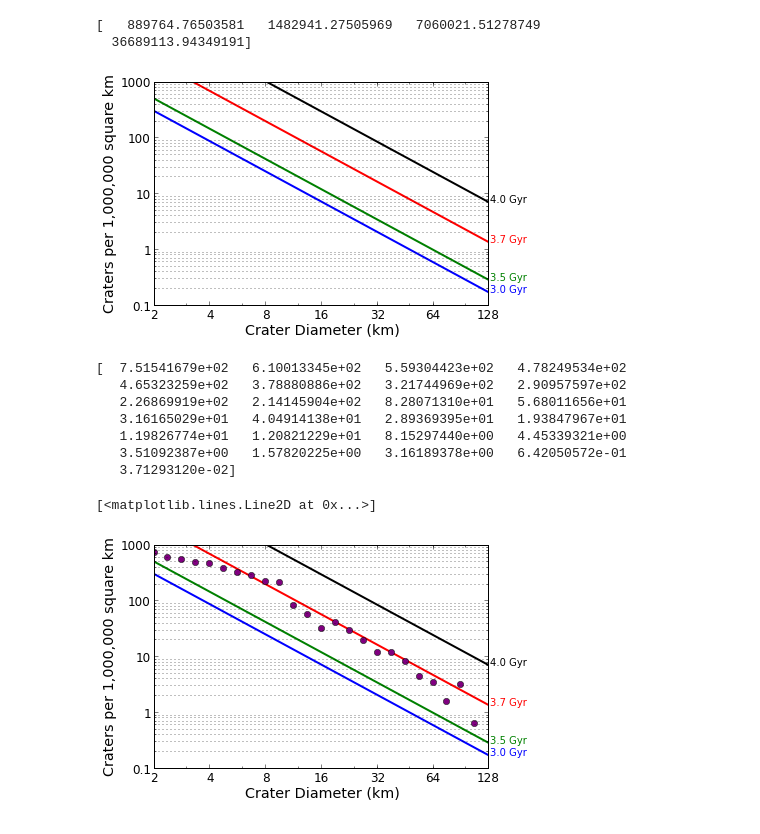
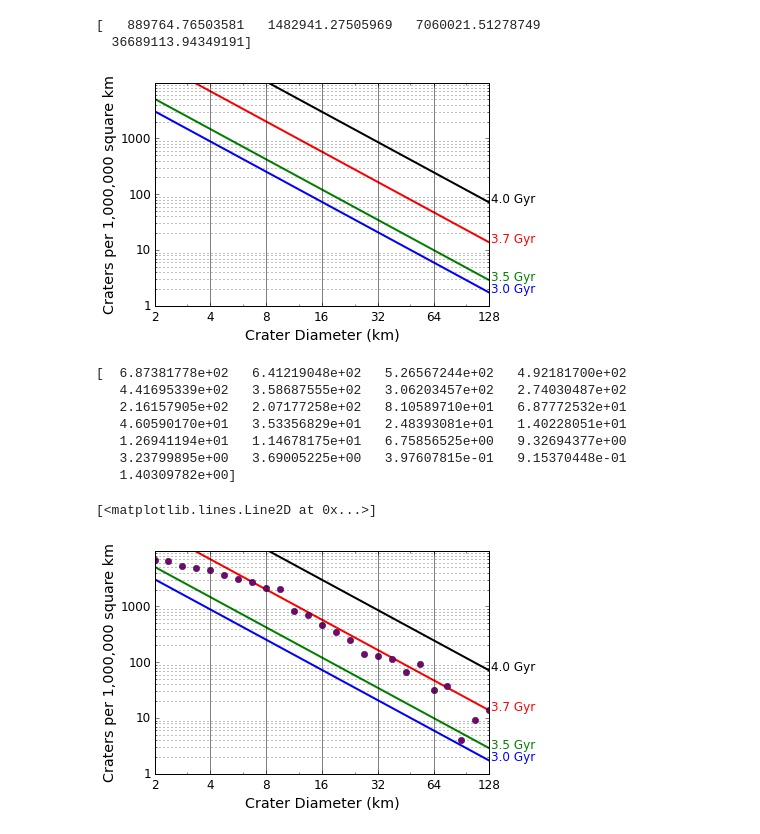
Before and after one commit to stephtdouglas/nyc_prep, a Jupyter notebook: craters/generate_craters.ipynb, the cells around one changed output. Cells and saved outputs as stored; diff of their text form; code cells hidden in the pictures.

Commit message:
random dataset generated. Note ipynb is now in Jupyter format bc I have a new computer

```diff
--- a/craters/generate_craters.ipynb
+++ b/craters/generate_craters.ipynb
@@ -63,25 +64,27 @@ print scales
 def setup_axes(ax):
     ax.set_xscale("log",basex=2)
     ax.set_yscale("log")
+    ax.set_xlim(2,128)
     ax.set_ylim(0.1,1000)
     ax.set_yticklabels([0.1,1,10,100,1000])
-    ax.set_xticklabels([2,4,8,16,32,64,128])
+    ax.set_xticklabels([1,2,4,8,16,32,64,128])
     ax.set_xticks([3,6,12,24,32,48,64,96],minor=True)
     ax.tick_params(labelsize="large")
     ax.grid(which='minor',axis='y')
+    ax.grid(which='major',axis='x',linestyle="-",color="k")
     ax.set_ylabel("Craters per 1,000,000 square km",fontsize="x-large")
     ax.set_xlabel("Crater Diameter (km)",fontsize="x-large")
 # %%
 def plot_isochrons(ax):
     colors=["b","g","r","k"]
     for i,age in enumerate(ages):
         plt.plot(bins[:-1],hpf*scales[i],color=colors[i],lw=2)
-        plt.text(130,hpf[-1]*scales[i],"{:.1f} Gyr".format(age),color=colors[i])
+        plt.text(130,hpf[-1]*scales[i],"{:.1f} Gyr".format(age),color=colors[i],fontsize="large")
     setup_axes(ax)
 ax = plt.subplot(111)
 plot_isochrons(ax)
 # %% [output]
-[figure, old version]
+[figure, new version]
 # %%
 ax = plt.subplot(111)
 plot_isochrons(ax)
@@ -93,15 +96,15 @@ test_hpf += np.random.normal(0.0,scale=np.sqrt(test_hpf),size=len(hpf))
 print test_hpf
 plt.plot(x,test_hpf,'o',color='purple')
 # %% [output]
-[  7.51541679e+02   6.10013345e+02   5.59304423e+02   4.78249534e+02
-   4.65323259e+02   3.78880886e+02   3.21744969e+02   2.90957597e+02
-   2.26869919e+02   2.14145904e+02   8.28071310e+01   5.68011656e+01
-   3.16165029e+01   4.04914138e+01   2.89369395e+01   1.93847967e+01
-   1.19826774e+01   1.20821229e+01   8.15297440e+00   4.45339321e+00
-   3.51092387e+00   1.57820225e+00   3.16189378e+00   6.42050572e-01
-   3.71293120e-02]
+[  6.87381778e+02   6.41219048e+02   5.26567244e+02   4.92181700e+02
+   4.41695339e+02   3.58687555e+02   3.06203457e+02   2.74030487e+02
+   2.16157905e+02   2.07177258e+02   8.10589710e+01   6.87772532e+01
+   4.60590170e+01   3.53356829e+01   2.48393081e+01   1.40228051e+01
+   1.26941194e+01   1.14678175e+01   6.75856525e+00   9.32694377e+00
+   3.23799895e+00   3.69005225e+00   3.97607815e-01   9.15370448e-01
+   1.40309782e+00]
 [<matplotlib.lines.Line2D at 0x...>]
-[figure, old version]
+[figure, new version]
 # %%
 test_errs0 = np.random.poisson(lam=np.sqrt(test_hpf),size=len(hpf))
 test_errs0[:10] += np.random.normal(0.0,scale=100,size=10)
```
Also changed, not shown: parts of 4 cells of this notebook, 1 other file.
